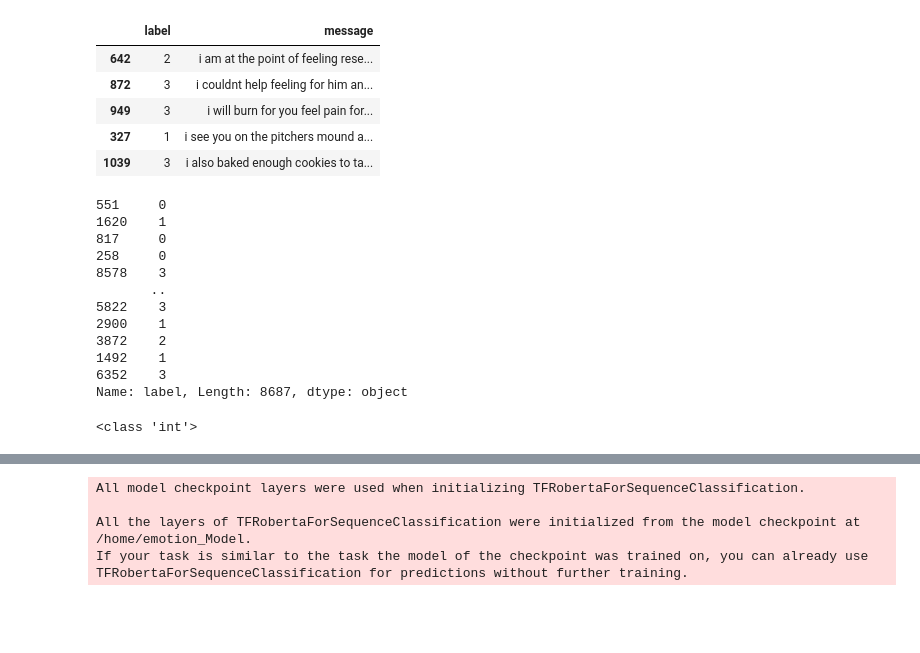
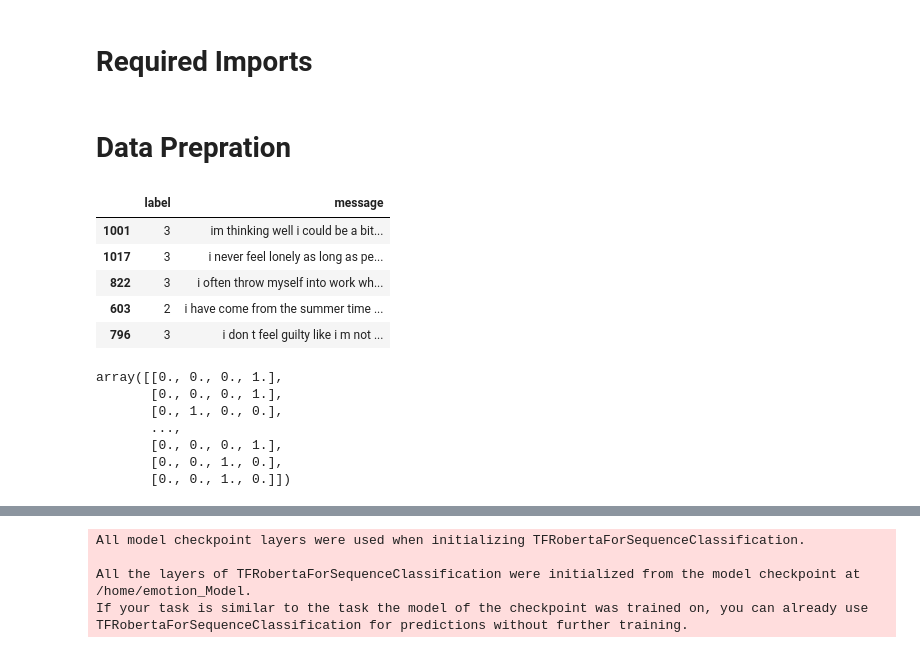
Before and after one commit to orugantiv/CSCE-585, a Jupyter notebook: Models/TransformerEmotionModel.ipynb, the cells around one changed output, grey strips where cells are left out. Drawn from its saved outputs; the diff is of its cells as text; code cells hidden in the pictures; blank space fills up the shorter version.

```diff
--- a/Models/TransformerEmotionModel.ipynb
+++ b/Models/TransformerEmotionModel.ipynb
@@ -3,3 +4,5 @@
+# %% [markdown]
+# **Required Imports**
 # %%
 from transformers import RobertaTokenizer,RobertaTokenizerFast
 from transformers import TFRobertaForSequenceClassification
@@ -18,3 +21,5 @@ import pandas as pd
 
 import os
 import re
+# %% [markdown]
+# **Data Prepration**
@@ -45,47 +52,32 @@ import re
 # %%
 TestTrainData = json.load(open('/home/data.json'))
 TrainData = TestTrainData['train'][0]
 TestData = TestTrainData['test'][0]
 FormattedTrainData=[]
 FormattedTrainLabel=[]
 FormattedTestData=[]
 FormattedTestLabel=[]
 
 for i in ((TestData)):
   # if((list((TestData.keys())).index(i))<2):
   for ii in TestData[i]:
       FormattedTestData.append([(list((TestData.keys())).index(i)),ii])
       FormattedTestLabel.append(((list((TrainData.keys())).index(i))))
 
 for i in ((TrainData)):
   # if((list((TrainData.keys())).index(i))<2):
   for ii in TrainData[i]:
         FormattedTrainData.append([(list(TrainData.keys()).index(i)),ii])
         FormattedTrainLabel.append((list(TrainData.keys()).index(i)))
-
+maxLen = int(60)
 FormattedTrainData = pd.DataFrame(np.array((FormattedTrainData)), columns = ['label','message']).sample(frac = 1)
 FormattedTestData =  pd.DataFrame(np.array((FormattedTestData)), columns = ['label','message']).sample(frac = 1)
 FormattedTrainData.head()
 FormattedTestData.head()
 # %% [output]
 |  | label | message |
-| 642 | 2 | i am at the point of feeling rese... |
-| 872 | 3 | i couldnt help feeling for him an... |
-| 949 | 3 | i will burn for you feel pain for... |
-| 327 | 1 | i see you on the pitchers mound a... |
-| 1039 | 3 | i also baked enough cookies to ta... |
+| 1001 | 3 | im thinking well i could be a bit... |
+| 1017 | 3 | i never feel lonely as long as pe... |
+| 822 | 3 | i often throw myself into work wh... |
+| 603 | 2 | i have come from the summer time ... |
+| 796 | 3 | i don t feel guilty like i m not ... |
-# %%
-print(FormattedTrainData['label'])
-# %% [output]
-551     0
-1620    1
-817     0
-258     0
-8578    3
-       ..
-5822    3
-2900    1
-3872    2
-1492    1
-6352    3
-Name: label, Length: 8687, dtype: object
@@ -94,10 +89,6 @@ training_sentences = list(FormattedTrainData['message'])
 validation_sentences = list(FormattedTestData['message'])
 training_labels = list(pd.to_numeric(FormattedTrainData['label'], downcast='integer'))
 validation_labels =  list(pd.to_numeric(FormattedTestData['label'], downcast='integer'))
-
-print(type(training_labels[0]))
-# %% [output]
-<class 'int'>
 # %%
 tokenizer = RobertaTokenizer.from_pretrained('roberta-base')
 train_encodings = tokenizer(training_sentences,
@@ -108,0 +107,12 @@ val_encodings = tokenizer(validation_sentences,
+# %%
+newLabels.shape
+newLabels[np.arange(pd.to_numeric(FormattedTrainData['label'], downcast='integer').size),pd.to_numeric(FormattedTrainData['label'], downcast='integer')] = 1
+newLabels
+# %% [output]
+array([[0., 0., 0., 1.],
+       [0., 0., 0., 1.],
+       [0., 1., 0., 0.],
+       ...,
+       [0., 0., 0., 1.],
+       [0., 0., 1., 0.],
+       [0., 0., 1., 0.]])
```
Also changed, not shown: parts of 21 cells of this notebook.
